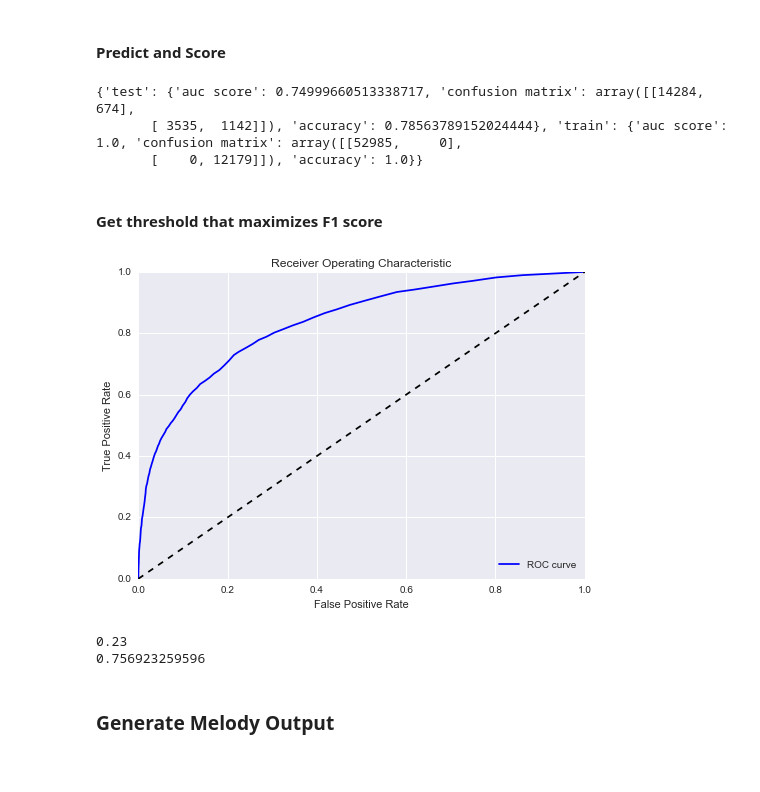
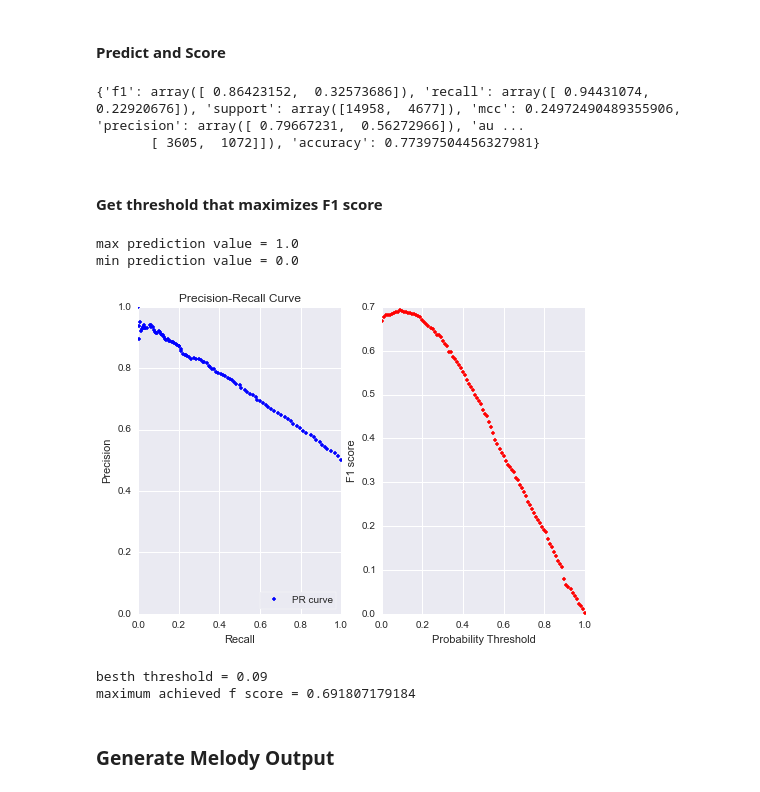
Before and after one commit to rabitt/contour_classification, a Jupyter notebook: contour_training.ipynb, the cells around one changed output. Cells and saved outputs as stored; diff of their text form; code cells hidden in the pictures.

```diff
--- a/contour_training.ipynb
+++ b/contour_training.ipynb
@@ -118,7 +112,7 @@ test
 #### Cross Validation
 # %%
 reload(cu)
-best_depth, max_cv_accuracy = cu.cross_val_sweep(X_train, Y_train)
+best_depth, max_cv_accuracy, plot_dat = cu.cross_val_sweep(X_train, Y_train)
 print best_depth
 print max_cv_accuracy
 # %% [output]
@@ -154,21 +169,23 @@ clf = cu.train_clf(X_train, Y_train, best_depth)
 reload(cu)
 P_train, P_valid, P_test = cu.clf_predictions(X_train, X_valid, X_test, clf)
 clf_scores = cu.clf_metrics(P_train, P_test, Y_train, Y_test)
-print clf_scores
+print clf_scores['test']
 # %% [output]
-{'test': {'auc score': 0.74999660513338717, 'confusion matrix': array([[14284,   674],
-       [ 3535,  1142]]), 'accuracy': 0.78563789152024444}, 'train': {'auc score': 1.0, 'confusion matrix': array([[52985,     0],
-       [    0, 12179]]), 'accuracy': 1.0}}
+{'f1': array([ 0.86423152,  0.32573686]), 'recall': array([ 0.94431074,  0.22920676]), 'support': array([14958,  4677]), 'mcc': 0.24972490489355906, 'precision': array([ 0.79667231,  0.56272966]), 'au ...
+       [ 3605,  1072]]), 'accuracy': 0.77397504456327981}
 # %% [markdown]
 #### Get threshold that maximizes F1 score
 # %%
+reload(eu)
 best_thresh, max_fscore = eu.get_best_threshold(Y_valid, P_valid)
-print best_thresh
-print max_fscore
+print "besth threshold = %s" % best_thresh
+print "maximum achieved f score = %s" % max_fscore
 # %% [output]
+max prediction value = 1.0
+min prediction value = 0.0
-[figure, old version]
+[figure, new version]
-0.23
-0.756923259596
+besth threshold = 0.09
+maximum achieved f score = 0.691807179184
 # %% [markdown]
 ### Generate Melody Output
 # %% [markdown]
```
Also changed, not shown: parts of 9 cells of this notebook, 1 other file.
